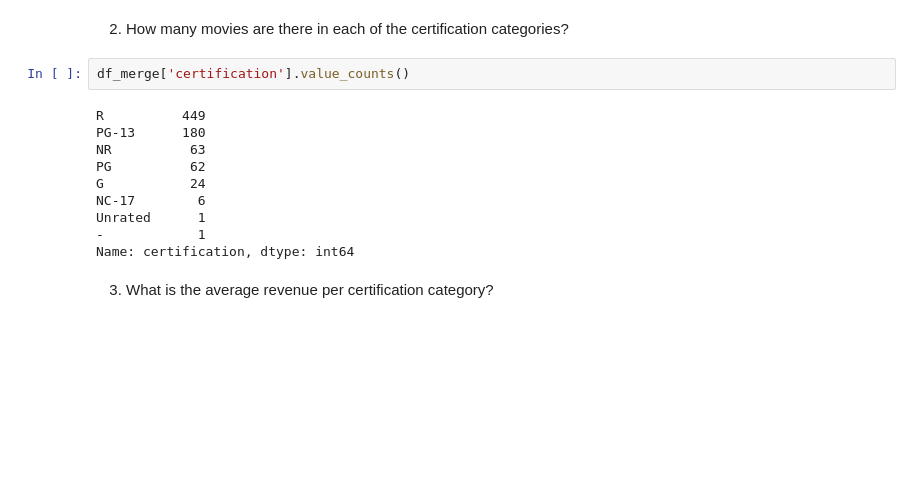
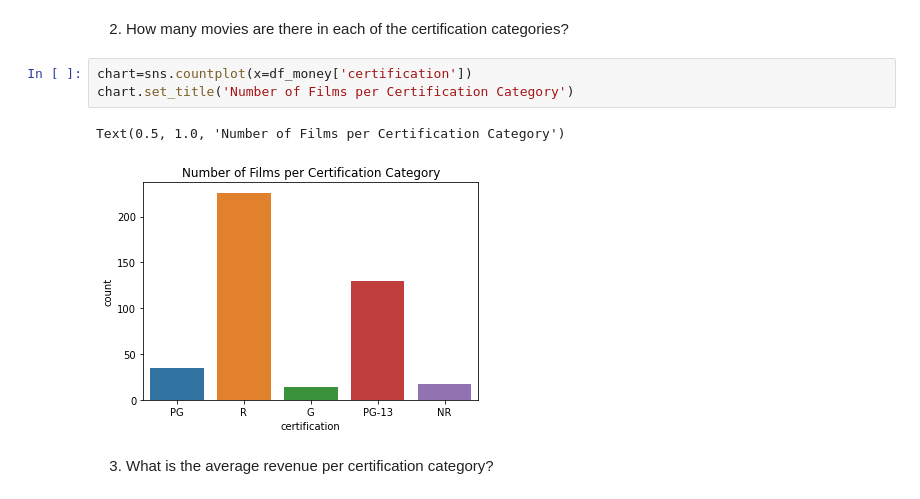
Before and after one commit to bemadi/Project-3, a Jupyter notebook: Project 3 - Part 2.ipynb, the cells around one changed output. Saved outputs shown, nothing was run; the diff lists cells and outputs as text; blank space fills up the shorter version.

```diff
--- a/Project 3 - Part 2.ipynb
+++ b/Project 3 - Part 2.ipynb
@@ -259,17 +259,11 @@ df_money.head()
 # %% [markdown]
 2. How many movies are there in each of the certification categories?
 # %%
-df_merge['certification'].value_counts()
+chart=sns.countplot(x=df_money['certification'])
+chart.set_title('Number of Films per Certification Category')
 # %% [output]
-R          449
-PG-13      180
-NR          63
-PG          62
-G           24
-NC-17        6
-Unrated      1
--            1
-Name: certification, dtype: int64
+Text(0.5, 1.0, 'Number of Films per Certification Category')
+[figure, added]
 # %% [markdown]
 3. What is the average revenue per certification category?
 # %%
```
Also changed, not shown: parts of 2 cells of this notebook.
